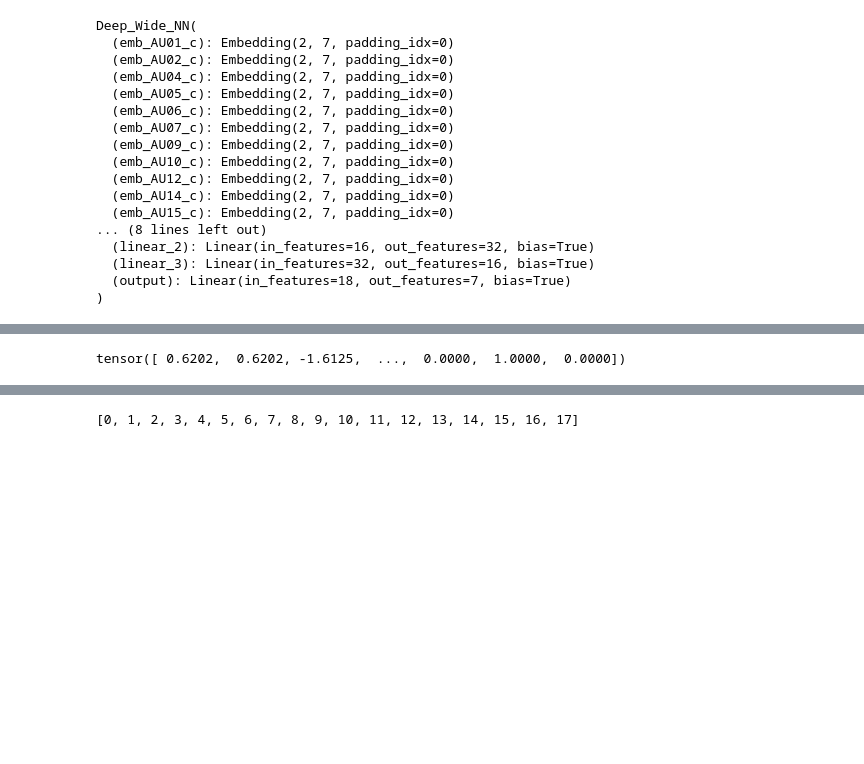
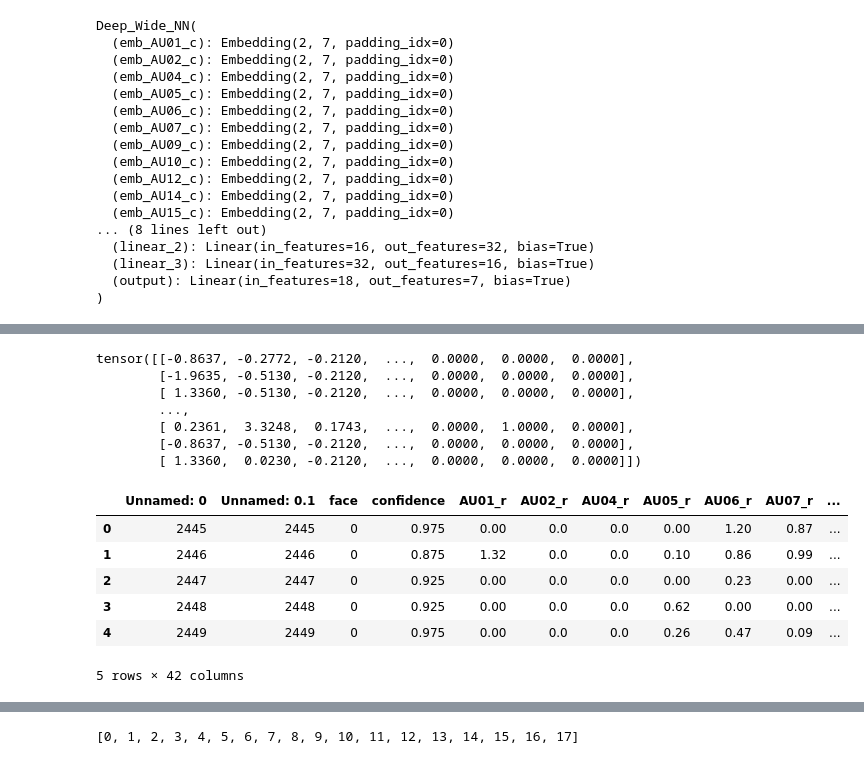
Before and after one commit to FengBotao119/Graduation-Project, a Jupyter notebook: Preprocessing.ipynb, the cells around one changed output, grey strips where cells are left out. Cells and saved outputs as stored; diff of their text form; code cells hidden in the pictures; blank space fills up the shorter version.

```diff
--- a/Preprocessing.ipynb
+++ b/Preprocessing.ipynb
@@ -1846,4 +1835,20 @@ See the caveats in the documentation: https://pandas.pydata.org/pandas-docs/stab
 # %%
-results['X_train'][:,20]
+results['X_train']
 # %% [output]
-tensor([ 0.6202,  0.6202, -1.6125,  ...,  0.0000,  1.0000,  0.0000])
+tensor([[-0.8637, -0.2772, -0.2120,  ...,  0.0000,  0.0000,  0.0000],
+        [-1.9635, -0.5130, -0.2120,  ...,  0.0000,  0.0000,  0.0000],
+        [ 1.3360, -0.5130, -0.2120,  ...,  0.0000,  0.0000,  0.0000],
+        ...,
+        [ 0.2361,  3.3248,  0.1743,  ...,  0.0000,  1.0000,  0.0000],
+        [-0.8637, -0.5130, -0.2120,  ...,  0.0000,  0.0000,  0.0000],
+        [ 1.3360,  0.0230, -0.2120,  ...,  0.0000,  0.0000,  0.0000]])
+# %%
+train_df.head()
+# %% [output]
+|  | Unnamed: 0 | Unnamed: 0.1 | face | confidence | AU01_r | AU02_r | AU04_r | AU05_r | AU06_r | AU07_r | ... |
+| 0 | 2445 | 2445 | 0 | 0.975 | 0.00 | 0.0 | 0.0 | 0.00 | 1.20 | 0.87 | ... |
+| 1 | 2446 | 2446 | 0 | 0.875 | 1.32 | 0.0 | 0.0 | 0.10 | 0.86 | 0.99 | ... |
+| 2 | 2447 | 2447 | 0 | 0.925 | 0.00 | 0.0 | 0.0 | 0.00 | 0.23 | 0.00 | ... |
+| 3 | 2448 | 2448 | 0 | 0.925 | 0.00 | 0.0 | 0.0 | 0.62 | 0.00 | 0.00 | ... |
+| 4 | 2449 | 2449 | 0 | 0.975 | 0.00 | 0.0 | 0.0 | 0.26 | 0.47 | 0.09 | ... |
+5 rows × 42 columns
```
Also changed, not shown: parts of 3 cells of this notebook, 30 other files.
